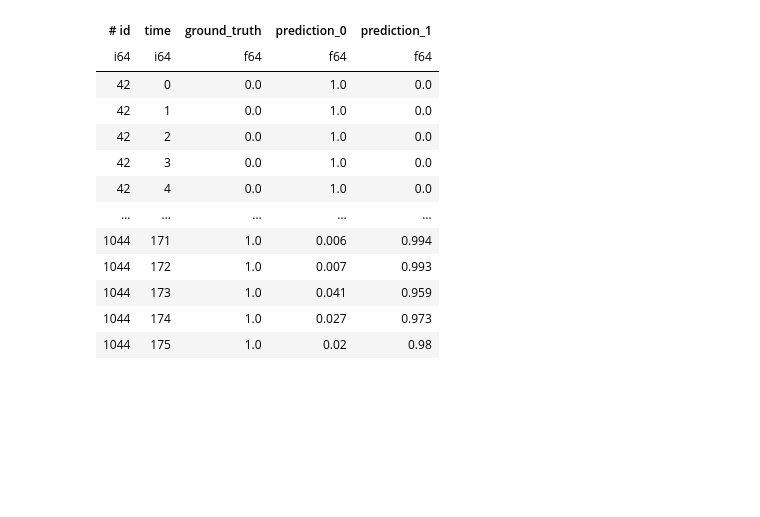
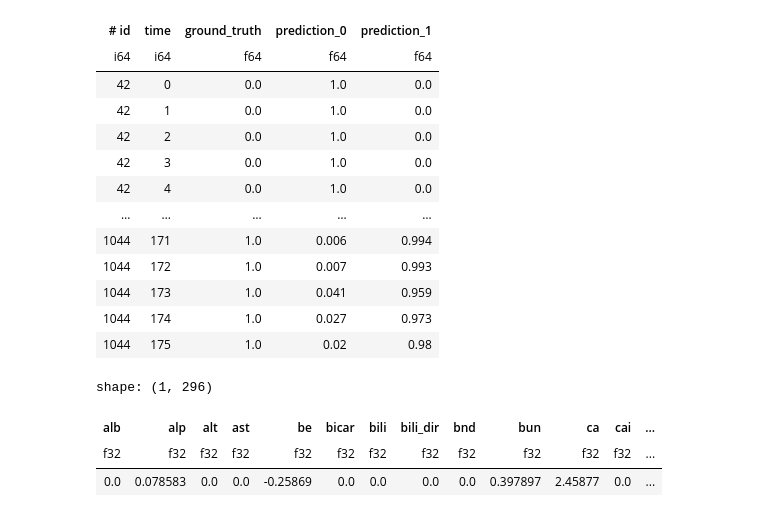
Before and after one commit to rvandewater/YAIB, a Jupyter notebook: alarm_toy.ipynb, the cells around one changed output. Saved outputs shown, nothing was run; the diff lists cells and outputs as text; code cells hidden in the pictures; blank space fills up the shorter version.

```diff
--- a/alarm_toy.ipynb
+++ b/alarm_toy.ipynb
@@ -240,0 +235,7 @@ shape: (3_536, 5)
+# %%
+values.sum()
+# %% [output]
+shape: (1, 296)
+| alb | alp | alt | ast | be | bicar | bili | bili_dir | bnd | bun | ca | cai | ... |
+| f32 | f32 | f32 | f32 | f32 | f32 | f32 | f32 | f32 | f32 | f32 | f32 | ... |
+| 0.0 | 0.078583 | 0.0 | 0.0 | -0.25869 | 0.0 | 0.0 | 0.0 | 0.0 | 0.397897 | 2.45877 | 0.0 | ... |
```
Also changed, not shown: parts of 3 cells of this notebook, 9 other files.
